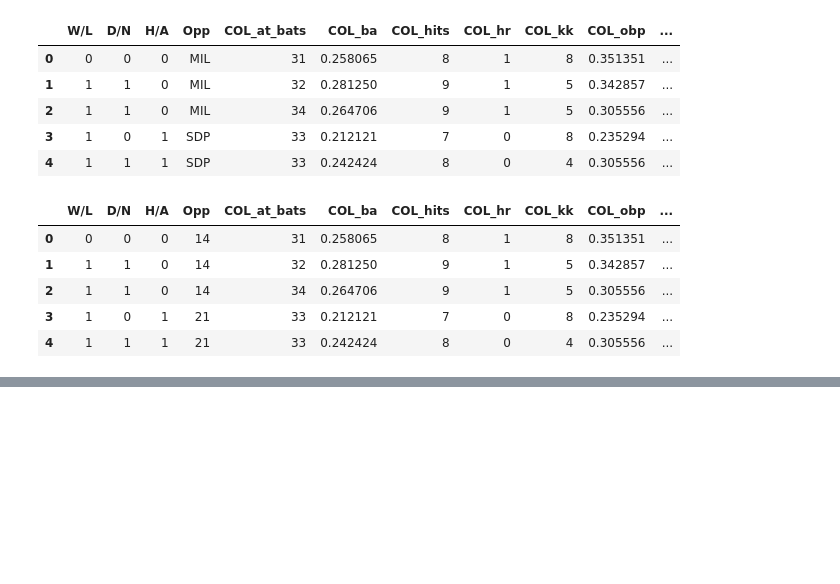
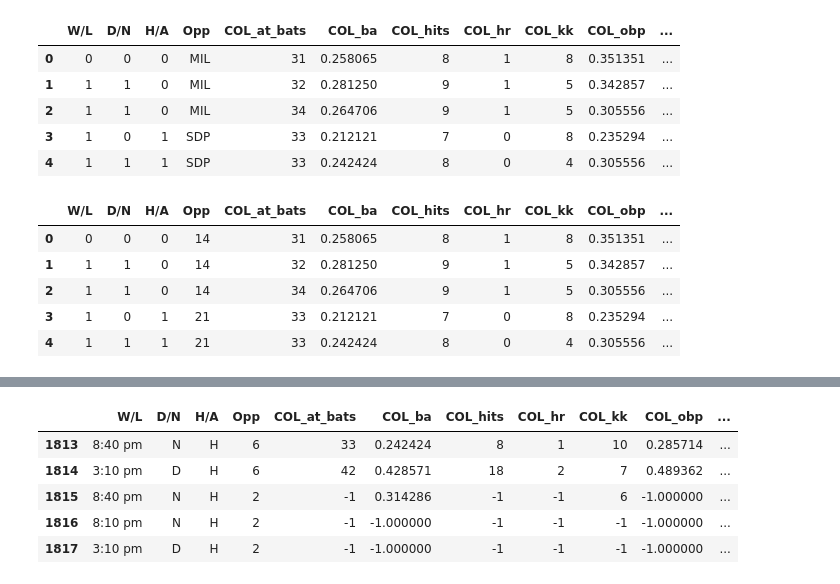
Before and after one commit to cassydm/rockies_moneyball_part-deux, a Jupyter notebook: Project 2/Cassy_ML.ipynb, the cells around one changed output, grey strips where cells are left out. Drawn from its saved outputs; the diff is of its cells as text; code cells hidden in the pictures; blank space fills up the shorter version.

```diff
--- a/Project 2/Cassy_ML.ipynb
+++ b/Project 2/Cassy_ML.ipynb
@@ -155,0 +211,5 @@ X_train, X_test, y_train, y_test = train_test_split(X, y,random_state=69)
+# %%
+#Bringing in the unplayed games data.
+unplayed_df=unplayed_games.copy()
+unplayed_df=unplayed_df.drop(columns="Gm#")
+unplayed_df.head(3)
@@ -155,0 +221,23 @@ X_train, X_test, y_train, y_test = train_test_split(X, y,random_state=69)
+# %%
+#Converting D/N to D/N based on the time in the W/L Col
+unplayed_df["D/N"]=unplayed_df["W/L"]
+gametimes=unplayed_df["D/N"].unique().tolist()
+# %%
+# Define cutoff time
+cutoff_time = datetime.strptime('6:00 pm', '%I:%M %p')
+
+# Create the dictionary with inline logic
+time_labels = {
+    time: 'D' if datetime.strptime(time, '%I:%M %p') < cutoff_time else 'N'
+    for time in gametimes
+}
+#Converting the times based on the time to d/n
+unplayed_df["D/N"]=unplayed_df["D/N"].map(time_labels)
+unplayed_df.head()
+# %% [output]
+|  | W/L | D/N | H/A | Opp | COL_at_bats | COL_ba | COL_hits | COL_hr | COL_kk | COL_obp | ... |
+| 1813 | 8:40 pm | N | H | 6 | 33 | 0.242424 | 8 | 1 | 10 | 0.285714 | ... |
+| 1814 | 3:10 pm | D | H | 6 | 42 | 0.428571 | 18 | 2 | 7 | 0.489362 | ... |
+| 1815 | 8:40 pm | N | H | 2 | -1 | 0.314286 | -1 | -1 | 6 | -1.000000 | ... |
+| 1816 | 8:10 pm | N | H | 2 | -1 | -1.000000 | -1 | -1 | -1 | -1.000000 | ... |
+| 1817 | 3:10 pm | D | H | 2 | -1 | -1.000000 | -1 | -1 | -1 | -1.000000 | ... |
```
Also changed, not shown: parts of 28 cells of this notebook.
